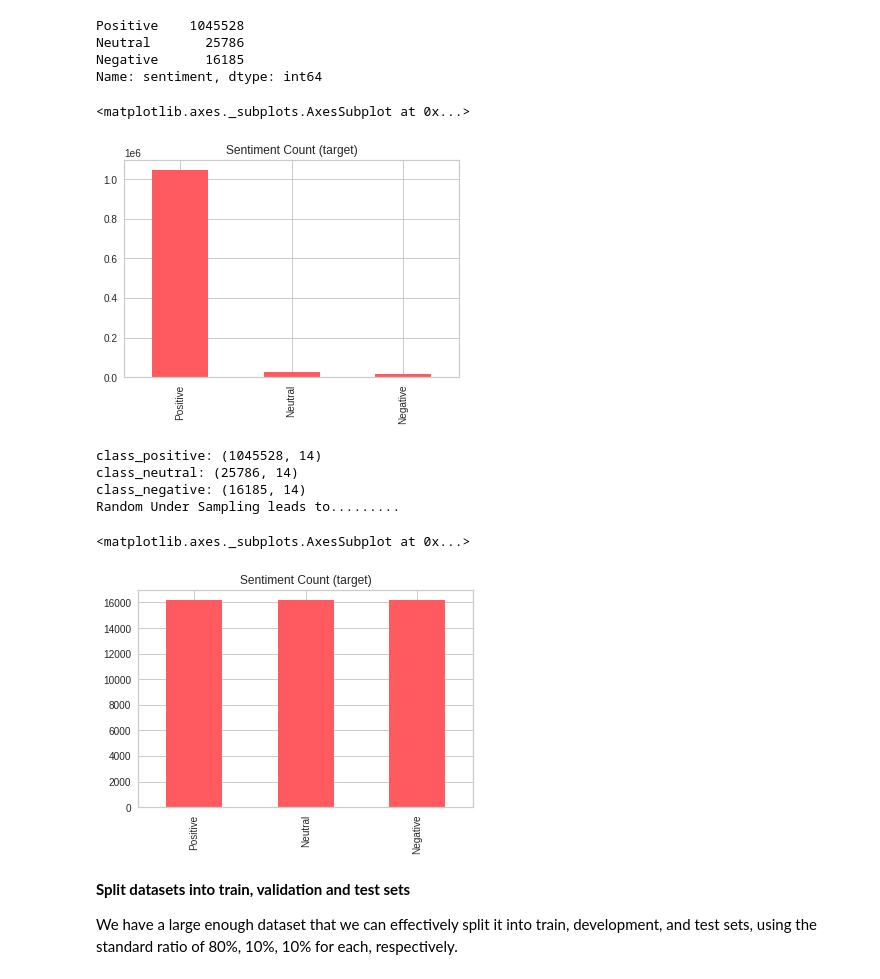
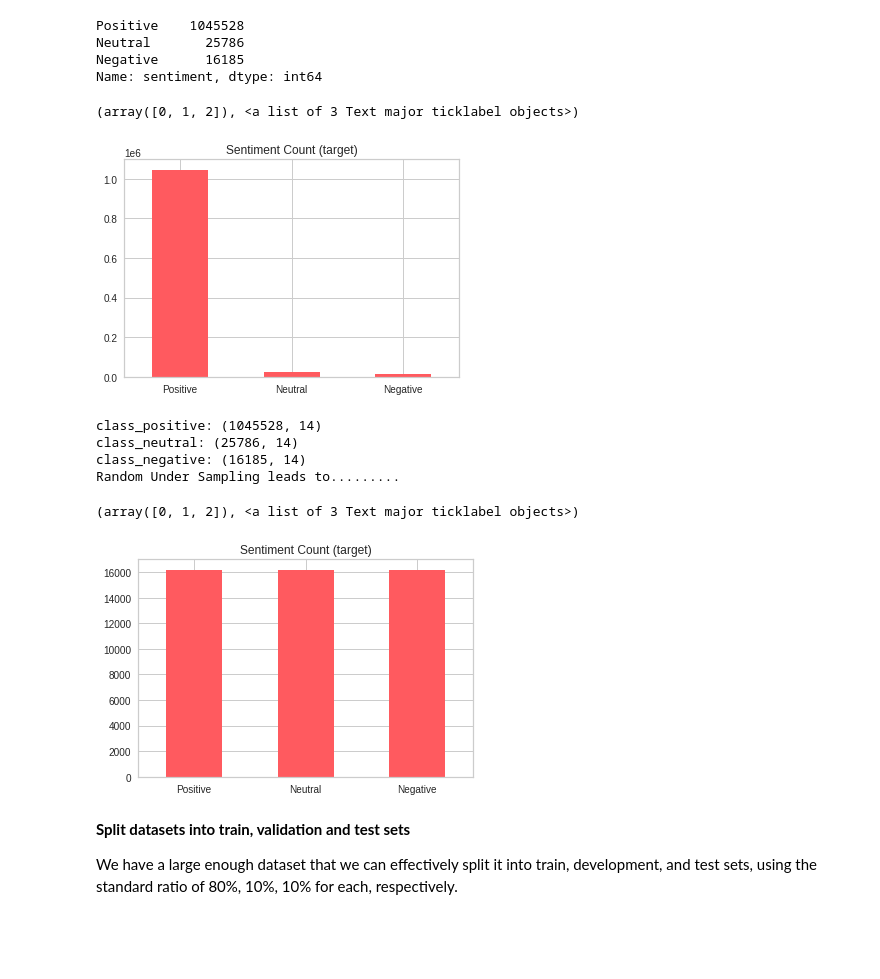
Before and after one commit to euisuck2/Unsupervised-Learning-1, a Jupyter notebook: Supervised_Learning.ipynb, the cells around one changed output. Saved outputs shown, nothing was run; the diff lists cells and outputs as text; code cells hidden in the pictures; blank space fills up the shorter version.

```diff
--- a/Supervised_Learning.ipynb
+++ b/Supervised_Learning.ipynb
@@ -120,9 +124,10 @@ Negative      16185
 Name: sentiment, dtype: int64
 # %%
 cleaned_df['sentiment'].value_counts().plot(kind = 'bar', color = '#FF5A5F', title = 'Sentiment Count (target)')
+plt.xticks(rotation=0)
 # %% [output]
-<matplotlib.axes._subplots.AxesSubplot at 0x...>
+(array([0, 1, 2]), <a list of 3 Text major ticklabel objects>)
-[figure, old version]
+[figure, new version]
 # %%
 # class count
 class_count_positive, class_count_neutral, class_count_negative = cleaned_df['sentiment'].value_counts()
@@ -145,13 +150,14 @@ class_neutral_under = class_neutral.sample(class_count_negative, random_state =
 # Combine all dataframes
 cleaned_df_undersampling = pd.concat([class_positive_under, class_neutral_under, class_negative], axis = 0)
 cleaned_df_undersampling['sentiment'].value_counts().plot(kind = 'bar', color = '#FF5A5F', title ='Sentiment Count (target)')
+plt.xticks(rotation=0)
 # %% [output]
 class_positive: (1045528, 14)
 class_neutral: (25786, 14)
 class_negative: (16185, 14)
 Random Under Sampling leads to.........
-<matplotlib.axes._subplots.AxesSubplot at 0x...>
+(array([0, 1, 2]), <a list of 3 Text major ticklabel objects>)
-[figure, old version]
+[figure, new version]
 # %%
 #cleaned_df_undersampling.to_csv('cleaned_df_undersampling.csv')
 # %% [markdown]
```
Also changed, not shown: parts of 36 cells of this notebook.
